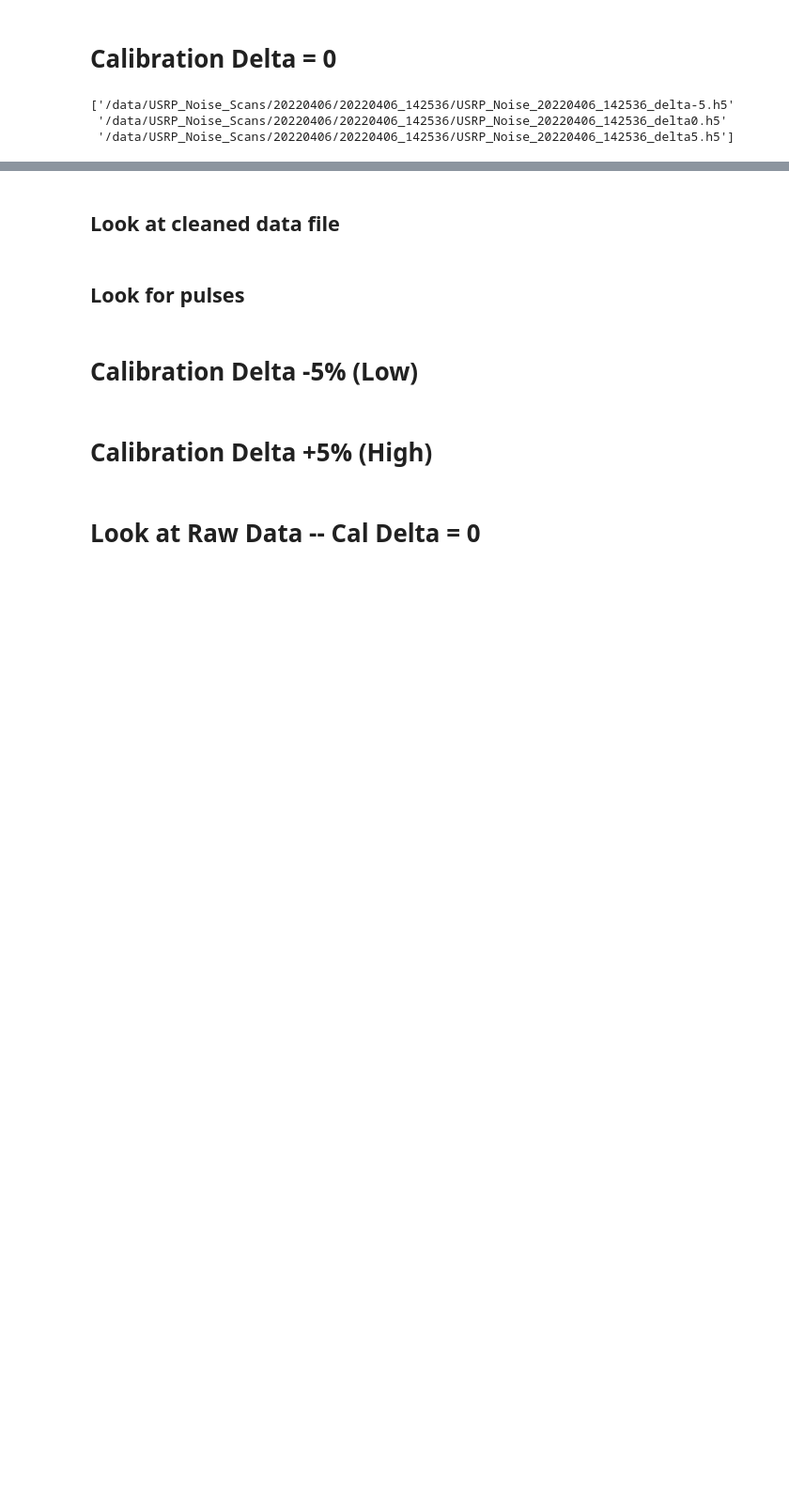
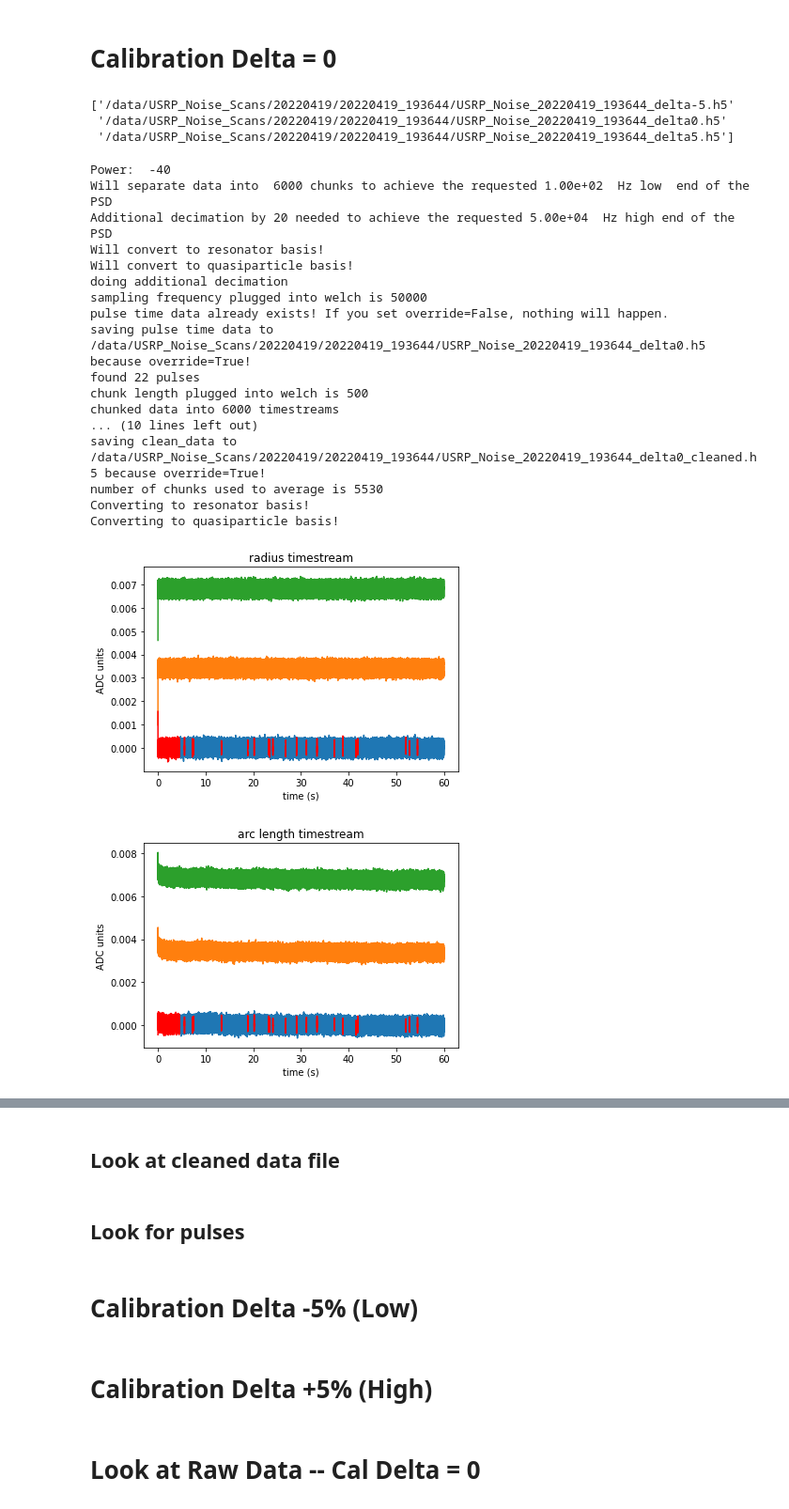
Before and after one commit to nkurinsky/NEXUS_RF, a Jupyter notebook: AnalysisScripts/timestream_explorer.ipynb, the cells around one changed output, grey strips where cells are left out. Shown at 94% size. Saved outputs shown, nothing was run; the diff lists cells and outputs as text; code cells hidden in the pictures; blank space fills up the shorter version.

Commit message:
updates for rotating PSds and fitting to MB eqs

```diff
--- a/AnalysisScripts/timestream_explorer.ipynb
+++ b/AnalysisScripts/timestream_explorer.ipynb
@@ -5,7 +5,7 @@ import numpy as np
 import matplotlib.pyplot as plt
 import pandas as pd
 # %%
-series    = '20220406_142536'
+series    = '20220419_193644'
 data_path = os.path.join('/data/USRP_Noise_Scans',series.split('_')[0],series)
 # %%
 ## Grab the file with no calibration offset
@@ -165,6 +165,67 @@ f.close()
 # %%
 print(tone_files)
 # %% [output]
-['/data/USRP_Noise_Scans/20220406/20220406_142536/USRP_Noise_20220406_142536_delta-5.h5'
- '/data/USRP_Noise_Scans/20220406/20220406_142536/USRP_Noise_20220406_142536_delta0.h5'
- '/data/USRP_Noise_Scans/20220406/20220406_142536/USRP_Noise_20220406_142536_delta5.h5']
+['/data/USRP_Noise_Scans/20220419/20220419_193644/USRP_Noise_20220419_193644_delta-5.h5'
+ '/data/USRP_Noise_Scans/20220419/20220419_193644/USRP_Noise_20220419_193644_delta0.h5'
+ '/data/USRP_Noise_Scans/20220419/20220419_193644/USRP_Noise_20220419_193644_delta5.h5']
+# %%
+def CleanPSDs(ts_file, vna_file, PSD_lo_f=1e2, PSD_hi_f=5e4, f_transient=0.3, charZs=None, charFs=None, MBresults=None):
+    PSD_lo_f = int(PSD_lo_f)  ## chunk up to [Hz]
+    PSD_hi_f = int(PSD_hi_f)  ## decimate down to  [Hz]
+
+    if (f_transient > 1.0):
+        f_transient = 0.3
+
+    print("Power: ",power)
+
+    _, noise_info = PUf.unavg_noi(ts_file)
+    noise_total_time = noise_info['time'][-1]
+    noise_fs = 1./noise_info['sampling period']
+    noise_readout_f = noise_info['search freqs'][0]
+
+    num_chunks = int(noise_total_time*PSD_lo_f)
+    noise_decimation = int(noise_fs/PSD_hi_f)
+
+    print("Will separate data into ", num_chunks      , "chunks to achieve the requested", "{:.2e}".format(PSD_lo_f),' Hz low  end of the PSD')
+    print("Additional decimation by", noise_decimation, "needed to achieve the requested", "{:.2e}".format(PSD_hi_f),' Hz high end of the PSD')
+
+    p, P, r, t = Prf.PSDs_and_cleaning(ts_file, vna_file,
+                                      extra_dec  = noise_decimation,
+                                      num_chunks = num_chunks,
+                                      blank_chunks = int(f_transient*num_chunks),
+                                      removal_decimation = 1,
+                                      char_zs = charZs,
+                                      char_fs = charFs,
+                                      MB_results = MBresults)
+    return p, P, r, t ## powers, PSDs, res, timestreams
+# %%
+## MB Results come from fitting a temperature scan at a specified RF power
+MB_fit_vals = np.array([4.3353061507562405    ,
+                        0.2199999998360552    ,
+                        0.0020000000000006983 ,
+                        9426616.881833836     ]) ## [ F0 [GHz] , Delta , alpha , Qi0 ]
+
+powers, PSDs, res, timestreams = CleanPSDs(tone_files[1], VNA_file, f_transient=0.075,
+                                           charZs = np.array(md['means']),
+                                           charFs = np.array(md['freqs']),
+                                           MBresults = MB_fit_vals)
+# %% [output]
+Power:  -40
+Will separate data into  6000 chunks to achieve the requested 1.00e+02  Hz low  end of the PSD
+Additional decimation by 20 needed to achieve the requested 5.00e+04  Hz high end of the PSD
+Will convert to resonator basis!
+Will convert to quasiparticle basis!
+doing additional decimation
+sampling frequency plugged into welch is 50000
+pulse time data already exists! If you set override=False, nothing will happen.
+saving pulse time data to /data/USRP_Noise_Scans/20220419/20220419_193644/USRP_Noise_20220419_193644_delta0.h5 because override=True!
+found 22 pulses
+chunk length plugged into welch is 500
+chunked data into 6000 timestreams
+... (10 lines left out)
+saving clean_data to /data/USRP_Noise_Scans/20220419/20220419_193644/USRP_Noise_20220419_193644_delta0_cleaned.h5 because override=True!
+number of chunks used to average is 5530
+Converting to resonator basis!
+Converting to quasiparticle basis!
+[figure, added]
+[figure, added]
```
Also changed, not shown: parts of 12 cells of this notebook.
